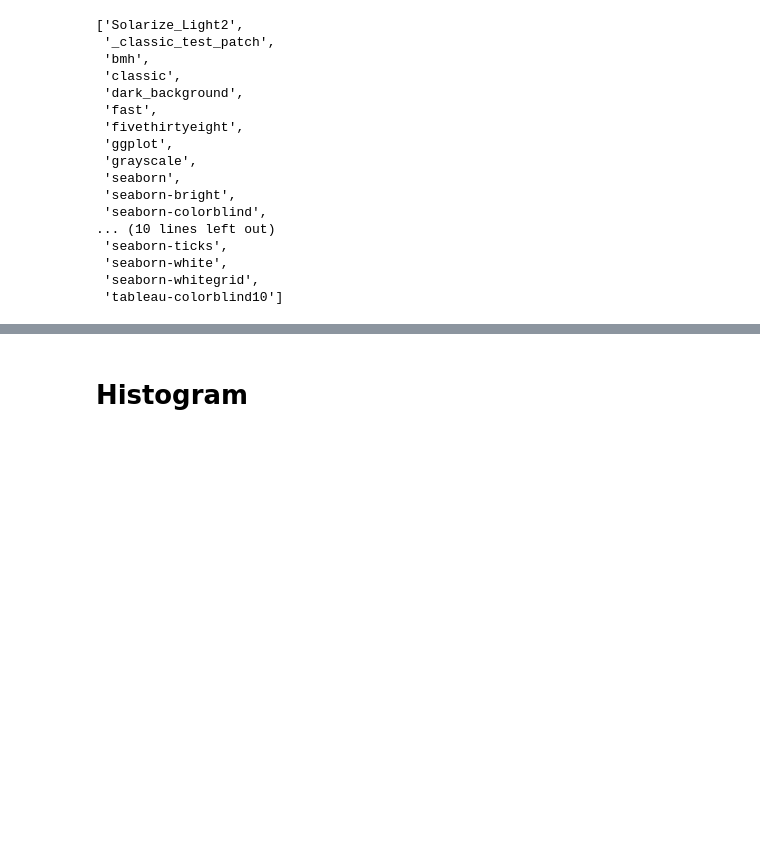
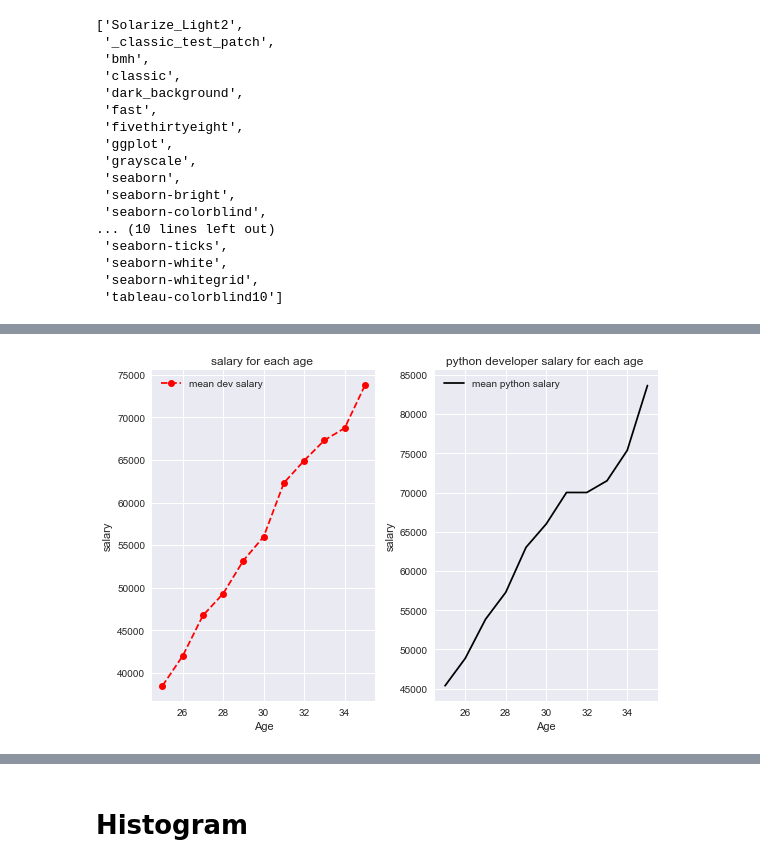
Before and after one commit to AlaaElnakeeb81536/Breast-Cancer-detection, a Jupyter notebook: Python Library/matplotlip.ipynb, the cells around one changed output, grey strips where cells are left out. Cells and saved outputs as stored; diff of their text form; code cells hidden in the pictures; blank space fills up the shorter version.

```diff
--- a/Python Library/matplotlip.ipynb
+++ b/Python Library/matplotlip.ipynb
@@ -106,0 +153,31 @@ plt.show()
+# %%
+import matplotlib .pyplot as plt
+plt.style.use('seaborn')
+
+dev_x=[25,26,27,28,29,30,31,32,33,34,35]
+dev_y=[38496,42000,46752,49320,53200,56000,62316,64928,67317,68748,73752]
+
+fig,ax = plt.subplots(nrows=1,ncols=2) # sharey تجعل ال y عمود مشترك بينهم
+#print(ax)
+ax[0].set_title('salary for each age ')
+ax[0].set_xlabel('Age')
+ax[0].set_ylabel('salary')
+
+
+ax[0].plot(dev_x,dev_y,color='r', linestyle='--',marker='o',label='mean dev salary')
+
+py_dev_x=[25,26,27,28,29,30,31,32,33,34,35]
+py_dev_y=[45372,48876,53850,57287,63016,65998,70003,70000,71496,75370,83640]
+
+ax[1].plot(py_dev_x,py_dev_y,color='black',label='mean python salary')
+ax[1].set_title('python developer salary for each age ')
+ax[1].set_xlabel('Age')
+ax[1].set_ylabel('salary')
+
+ax[0].legend()
+ax[1].legend()
+
+plt.tight_layout()        # لبعد بين الشكلين
+#plt.savefig('salaryage.png')
+# %% [output]
+[figure, added]
```
Also changed, not shown: parts of 37 cells of this notebook.
